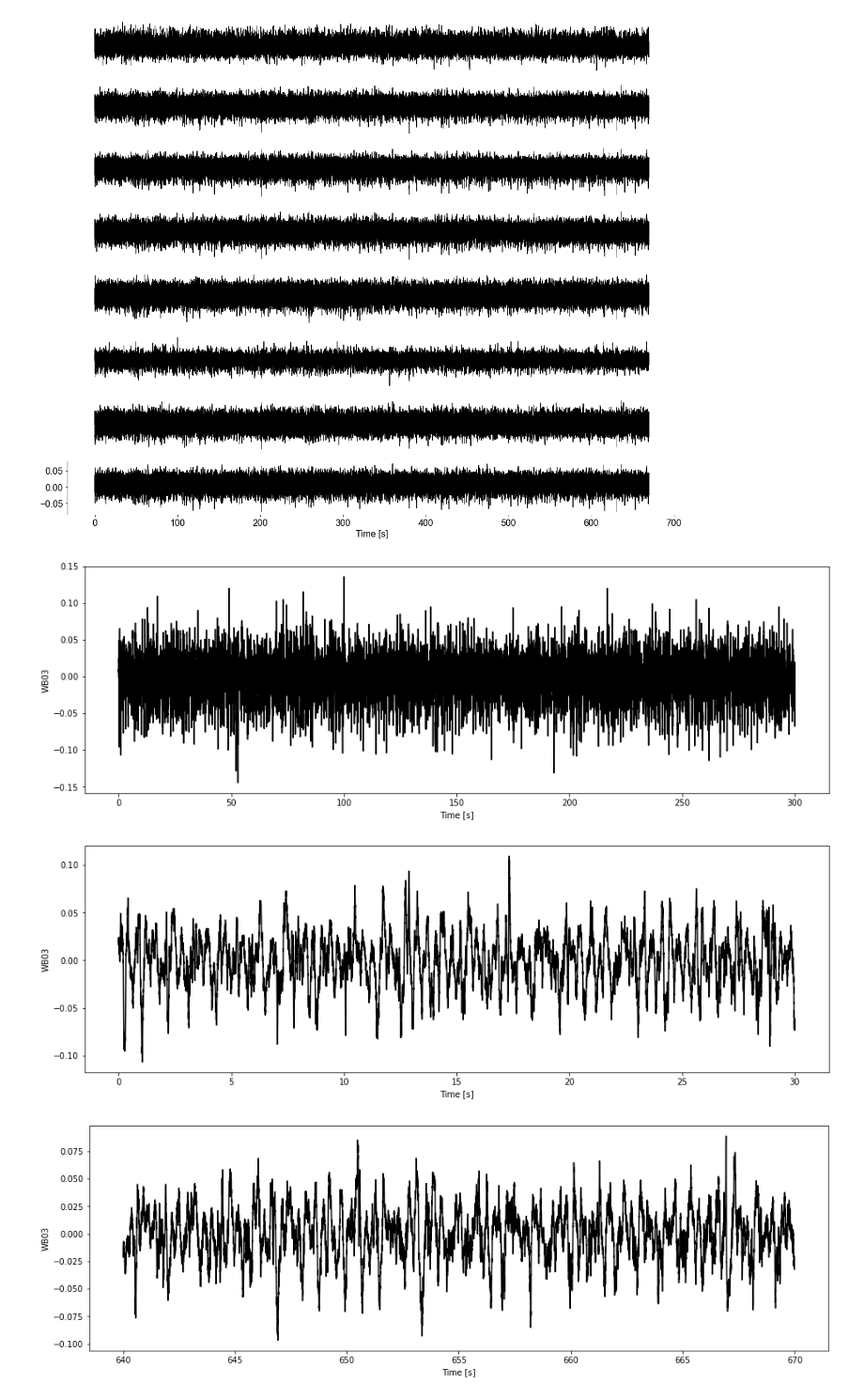
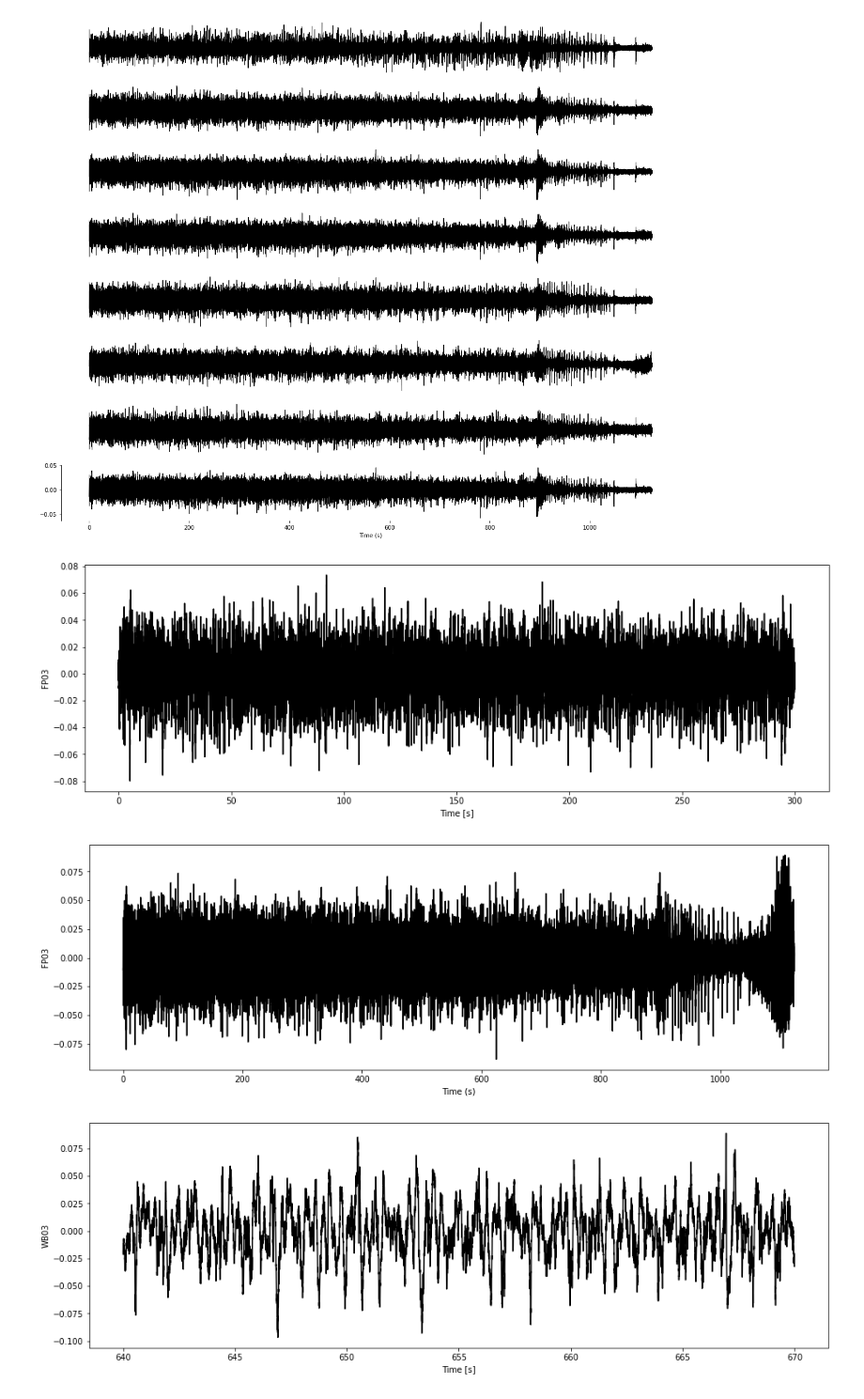
Before and after one commit to Koki-Kawakatsu/python, a Jupyter notebook: EEG-Raw.ipynb, the cells around one changed output. Shown at 94% size. Cells and saved outputs as stored; diff of their text form; code cells hidden in the pictures.

```diff
--- a/EEG-Raw.ipynb
+++ b/EEG-Raw.ipynb
@@ -3,8 +3,9 @@ import numpy as np
 import matplotlib.pyplot as plt
 import scipy.io
 
-mat = scipy.io.loadmat('File7.mat')
-sampling_rate = 40000
+mat = scipy.io.loadmat('File9.mat')
+#WBなら40000，FPなら1000
+sampling_rate = 1000
 
 # Define the number of subplots and the number of data points to plot in each subplot
 num_subplots = 16
@@ -15,8 +16,8 @@ plotted_data = []
 
 # Iterate over the subplots
 for i in range(num_subplots):
-    # Get the data from the .mat file
-    data = mat[f'WB{i+1:02d}']  # Modify the key name to include leading zeros
+    # Get the data from the .mat file, WB or FP
+    data = mat[f'FP{i+1:02d}']  # Modify the key name to include leading zeros
 
     # Calculate the time axis
     time = np.arange(len(data)) / sampling_rate
@@ -31,11 +32,11 @@ for i in range(num_subplots):
     plt.xlabel('Time [s]')
 
     # Set the y-axis label
-    plt.ylabel(f'WB{i+1:02d}')  # Modify the label to include leading zeros
+    plt.ylabel(f'FP{i+1:02d}')  # Modify the label to include leading zeros
 
     # Store the plotted data in the list
     plotted_data.append((time, data))
 
 # Show the plot
-#plt.show()
+plt.show()
 # %% [output]
@@ -108,7 +129,7 @@ for i, ax in enumerate(axes):
 
     # Set the x-axis label for the last subplot (WB16)
     if i == 7:
-        ax.set_xlabel('Time (s)]')
+        ax.set_xlabel('Time (s)')
 
     # Set the x-axis scale bar for all subplots except the last one (WB16)
     if i != 7:
@@ -130,13 +151,13 @@ fig.savefig('plot.png', dpi=300)
 # Show the plot
 plt.show()
 # %% [output]
-[figure, old version]
+[figure, new version]
 # %%
 import numpy as np
 import matplotlib.pyplot as plt
 import scipy.io
 
-mat = scipy.io.loadmat('File7.mat')
+mat = scipy.io.loadmat('File9.mat')
 sampling_rate = 1000
 
 # データを取得
@@ -146,21 +167,22 @@ data = mat['FP03']
 time = np.arange(len(data)) / sampling_rate
 fig, axes = plt.subplots(nrows=1, ncols=1, figsize=(16, 5))
 plt.plot(time[:300*sampling_rate], data[:300*sampling_rate], color='black')
-plt.xlabel('Time [s]')
-plt.ylabel('WB03')
+plt.xlabel('Time (s)')
+plt.ylabel('FP03')
 plt.show()
 # %% [output]
-[figure, old version]
+[figure, new version]
 # %%
 # 時間軸を計算
 time = np.arange(len(data)) / sampling_rate
 fig, axes = plt.subplots(nrows=1, ncols=1, figsize=(16, 5))
-plt.plot(time[:30*sampling_rate], data[:30*sampling_rate], color='black')
-plt.xlabel('Time [s]')
-plt.ylabel('WB03')
+#plt.plot(time[:30*sampling_rate], data[:30*sampling_rate], color='black')
+plt.plot(time, data, color='black')
+plt.xlabel('Time (s)')
+plt.ylabel('FP03')
 plt.show()
 # %% [output]
-[figure, old version]
+[figure, new version]
 # %%
 # 時間軸を計算
 time = np.arange(len(data)) / sampling_rate
```
Also changed, not shown: parts of 29 cells of this notebook.
